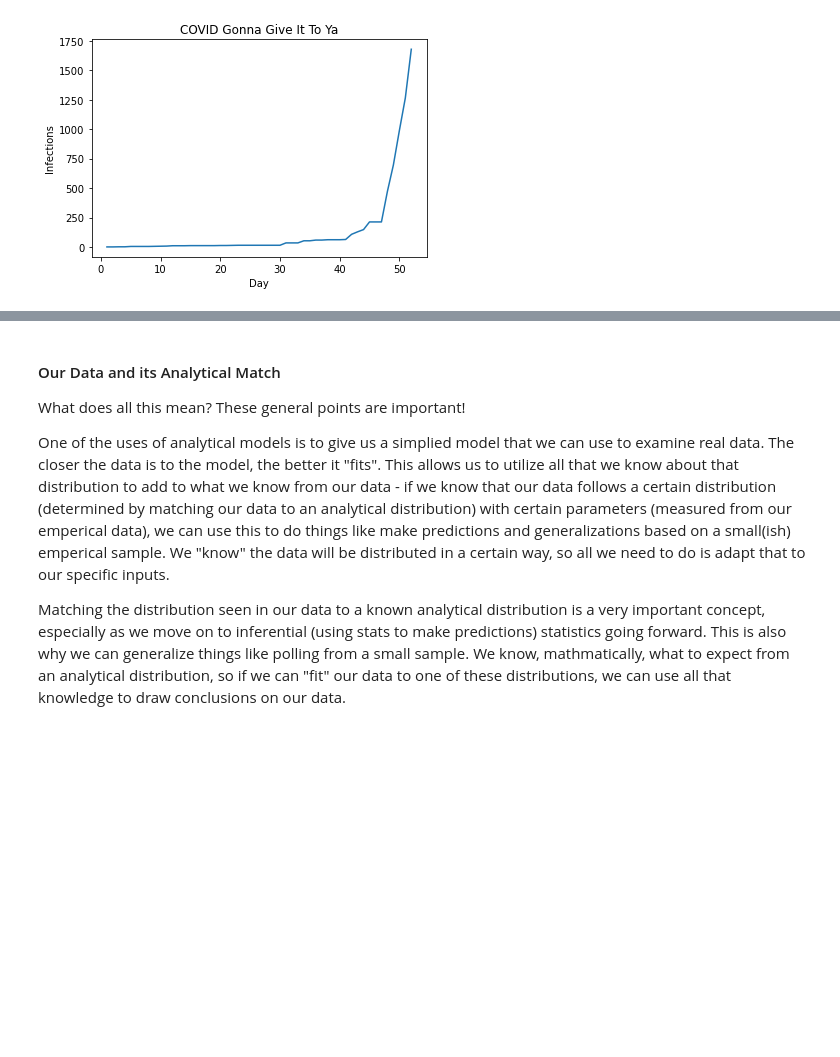
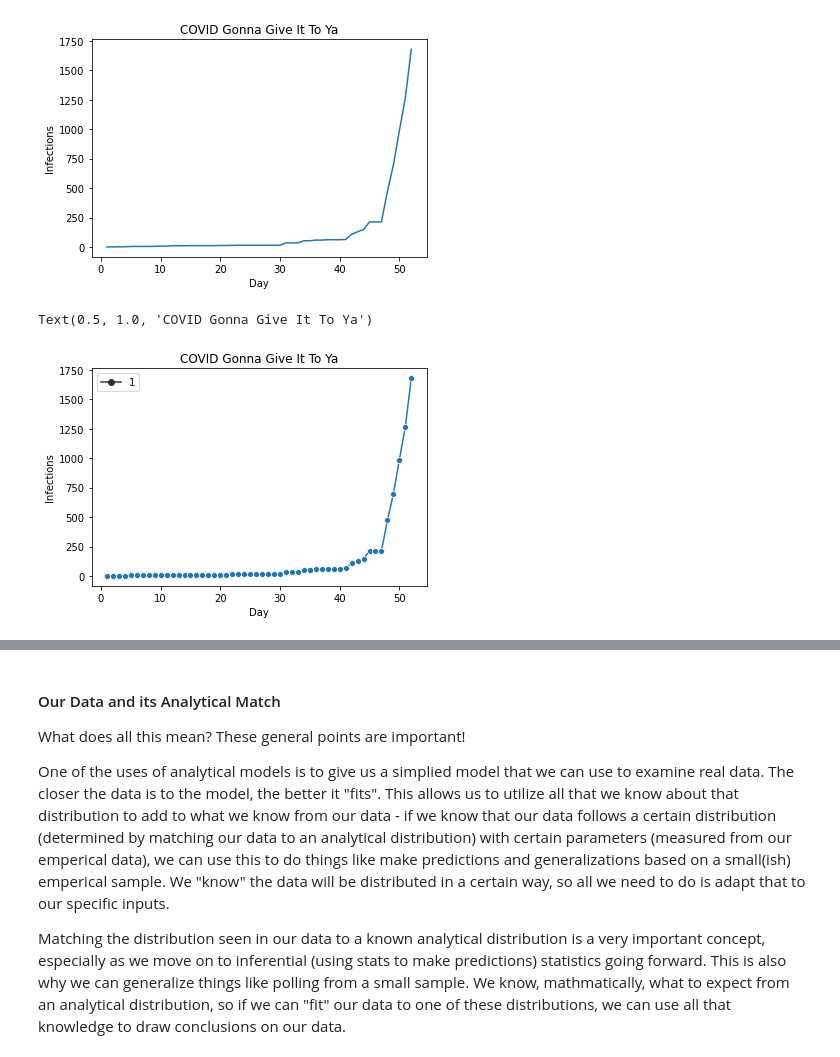
Before and after one commit to zareeiant/Basic_Stats_in_Python_Student_Workbooks, a Jupyter notebook: 007_DistributionsExample.ipynb, the cells around one changed output, grey strips where cells are left out. Saved outputs shown, nothing was run; the diff lists cells and outputs as text; code cells hidden in the pictures; blank space fills up the shorter version.

```diff
--- a/007_DistributionsExample.ipynb
+++ b/007_DistributionsExample.ipynb
@@ -66,3 +70,10 @@ plt.title('COVID Gonna Give It To Ya')
 # %% [output]
 Text(0.5, 1.0, 'COVID Gonna Give It To Ya')
 [figure]
+# %%
+# With points!
+sns.lineplot(data=df, x="Day", y="Infections", style=1, markers=True)
+plt.title('COVID Gonna Give It To Ya')
+# %% [output]
+Text(0.5, 1.0, 'COVID Gonna Give It To Ya')
+[figure, added]
```
Also changed, not shown: parts of 41 cells of this notebook.
